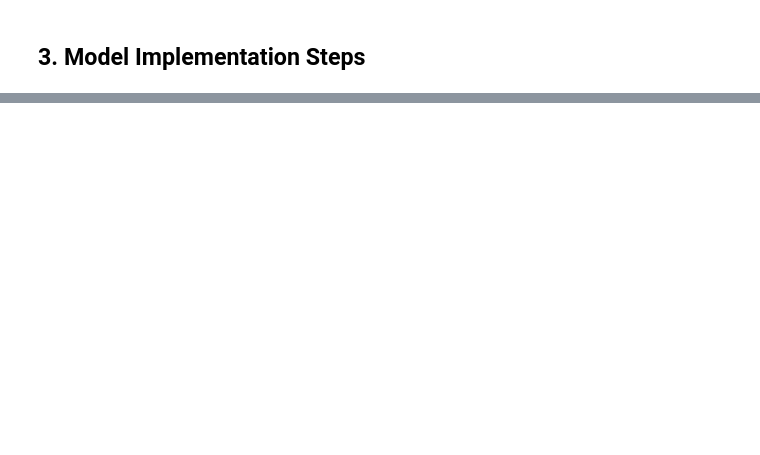
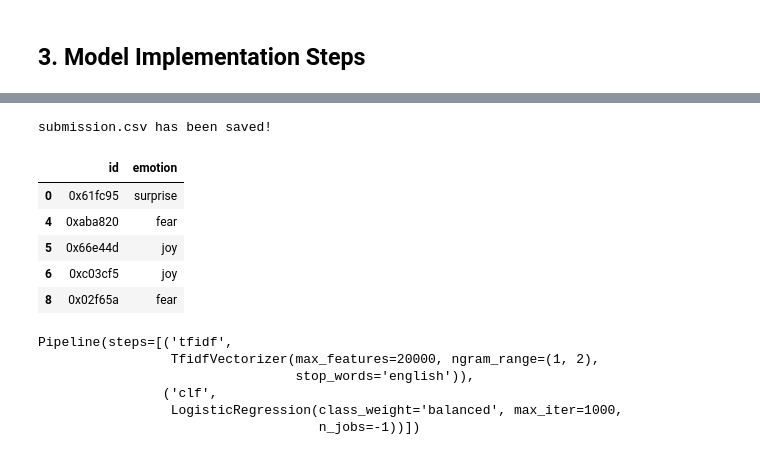
Before and after one commit to Slee08-tech/DM2025-Lab2-Exercise, a Jupyter notebook: DM2025-Lab2-Homework.ipynb, the cells around one changed output, grey strips where cells are left out. Saved outputs shown, nothing was run; the diff lists cells and outputs as text; code cells hidden in the pictures; blank space fills up the shorter version.

```diff
--- a/DM2025-Lab2-Homework.ipynb
+++ b/DM2025-Lab2-Homework.ipynb
@@ -152,3 +351,10 @@ Markdown Syntax to Add Image: `![Description of the Image](./your_local_folder/n
+# %%
+X = train_df["text_clean"]
+y = train_df["emotion"]
+
+X_train, X_valid, y_train, y_valid = train_test_split(
+    X, y, test_size=0.2, random_state=42, stratify=y
+)
 # %% [markdown]
 ## 2. Feature Engineering Steps
 # %%
@@ -155,0 +378,15 @@ Markdown Syntax to Add Image: `![Description of the Image](./your_local_folder/n
+# %%
+model = Pipeline([
+    ("tfidf", TfidfVectorizer(
+        max_features=20000,
+        ngram_range=(1, 2),
+        stop_words="english"
+    )),
+    ("clf", LogisticRegression(
+        max_iter=1000,
+        class_weight="balanced",
+        n_jobs=-1
+    ))
+])
+
+model.fit(X_train, y_train)
@@ -159,0 +507,29 @@ Markdown Syntax to Add Image: `![Description of the Image](./your_local_folder/n
+# %%
+
+test_pred = model.predict(test_df["text_clean"])
+
+submission = pd.DataFrame({
+    "id": test_df["id"],
+    "emotion": test_pred
+})
+submission.to_csv("submission.csv", index=False)
+
+print("submission.csv has been saved!")
+submission.head()
+# %% [output]
+submission.csv has been saved!
+|  | id | emotion |
+| 0 | 0x61fc95 | surprise |
+| 4 | 0xaba820 | fear |
+| 5 | 0x66e44d | joy |
+| 6 | 0xc03cf5 | joy |
+| 8 | 0x02f65a | fear |
+# %%
+model.fit(X, y)
+# %% [output]
+Pipeline(steps=[('tfidf',
+                 TfidfVectorizer(max_features=20000, ngram_range=(1, 2),
+                                 stop_words='english')),
+                ('clf',
+                 LogisticRegression(class_weight='balanced', max_iter=1000,
+                                    n_jobs=-1))])
```
Also changed, not shown: parts of 24 cells of this notebook.
